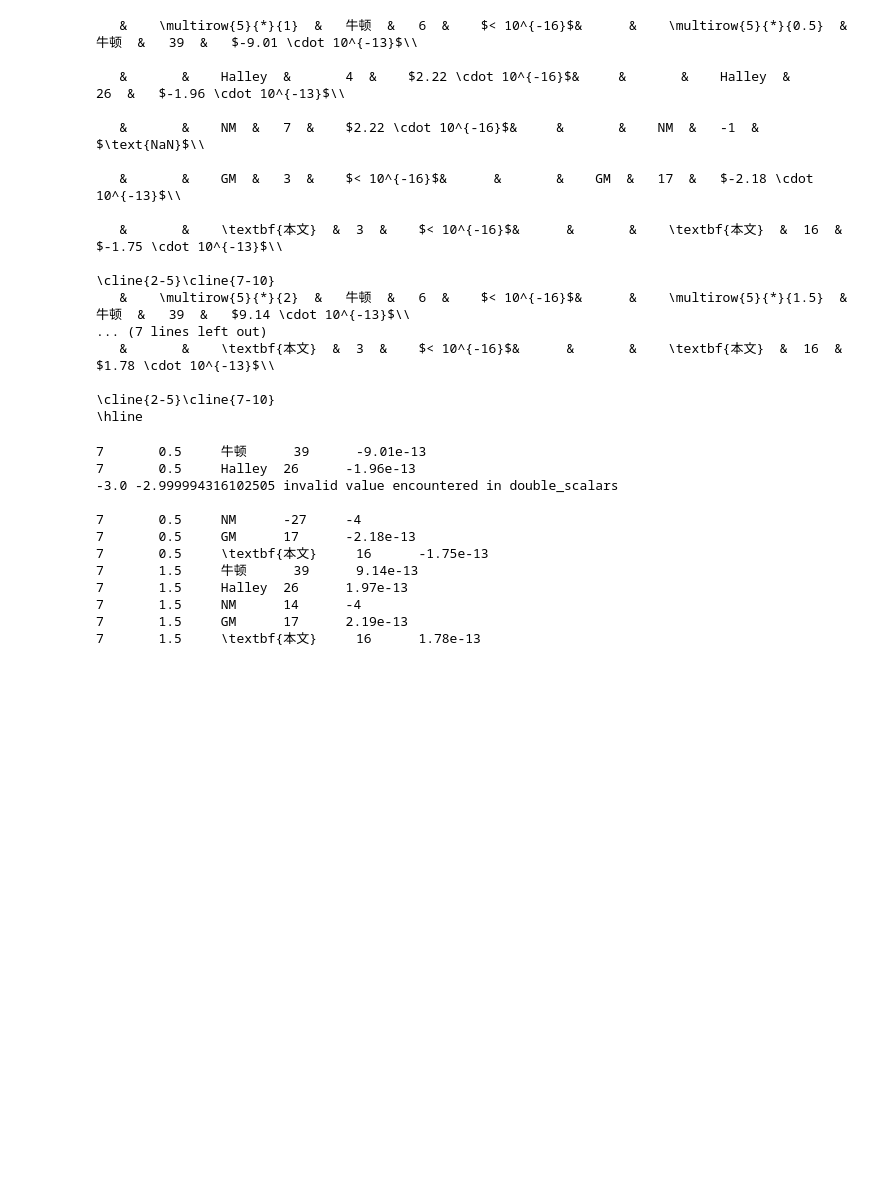
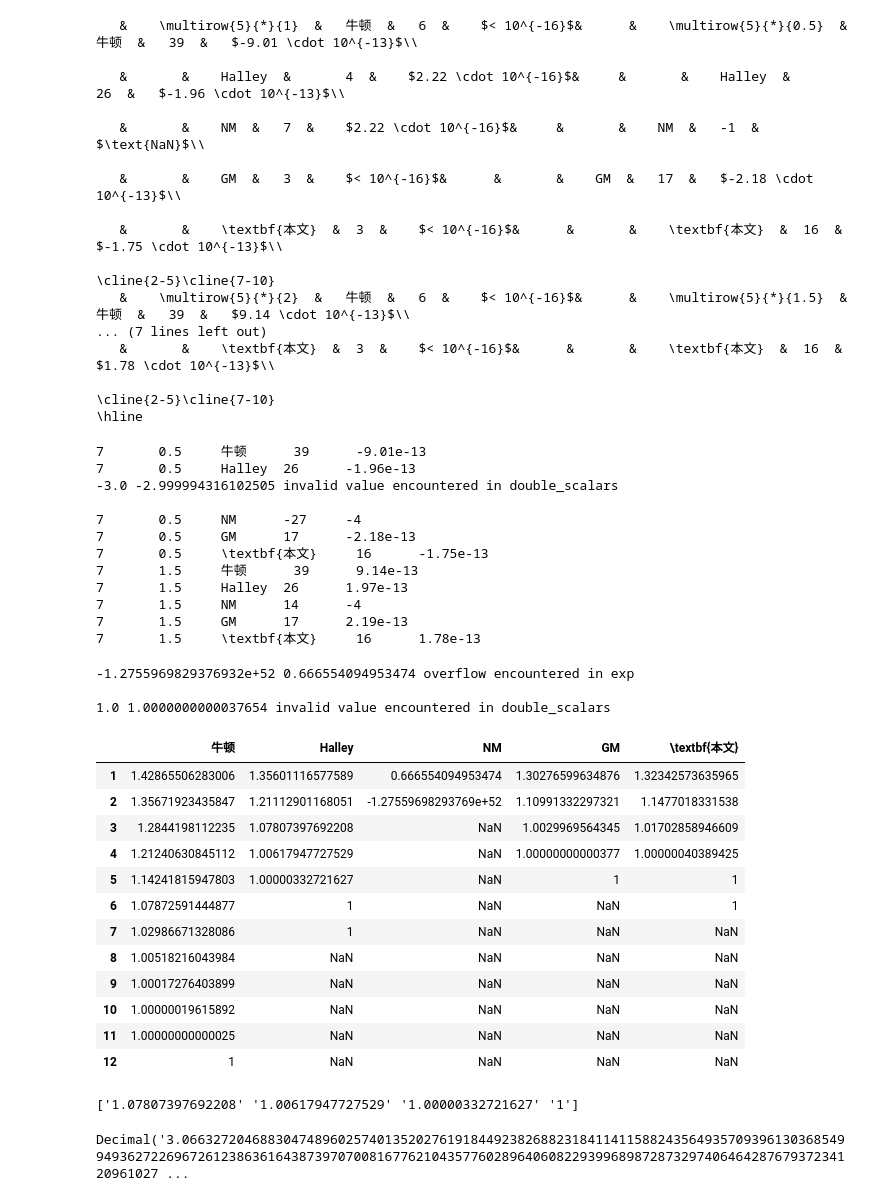
Before and after one commit to zejia-lin/numerical-analysis-homework, a Jupyter notebook: code/draw.ipynb, the cells around one changed output. Saved outputs shown, nothing was run; the diff lists cells and outputs as text; code cells hidden in the pictures; blank space fills up the shorter version.

```diff
--- a/code/draw.ipynb
+++ b/code/draw.ipynb
@@ -133,15 +134,17 @@ name_map = {
 
 
 def coc(x0, x1, x2, x3):
-    x0 = np.float128(x0)
-    x1 = np.float128(x1)
-    x2 = np.float128(x2)
-    x3 = np.float128(x3)
-    return np.log((x3 - x2) / (x2 - x1)) / np.log((x2 - x1) / (x1 - x0))
+    x0 = Decimal(x0)
+    x1 = Decimal(x1)
+    x2 = Decimal(x2)
+    x3 = Decimal(x3)
+    return (abs((x3 - x2) / (x2 - x1))).ln() / (abs((x2 - x1) / (x1 - x0))).ln()
+    # return np.log((x3 - x2) / (x2 - x1)) / np.log((x2 - x1) / (x1 - x0))
 
 
 def compute(f, fd1, fd2, x, callback, root, tol, maxiter=100):
     x0, x1, x2, x3 = x, x, x, x
+    records = []
     for i in range(1, maxiter):
         try:
             tmp = x3
@@ -149,12 +152,13 @@ def compute(f, fd1, fd2, x, callback, root, tol, maxiter=100):
             x0 = x1
             x1 = x2
             x2 = tmp
+            records.append(x3)
             if abs(x3 - x2) + abs(f(x3)) < tol:
-                return i, (x0, x1, x2, x3)
+                return i, (x0, x1, x2, x3), records
         except FloatingPointError as e:
             print(x3, x2, e, '\n')
-            return -i, (x0, x1, x2, x3)
-    return -1, (x0, x1, x2, x3)
+            return -i, (x0, x1, x2, x3), records
+    return -1, (x0, x1, x2, x3), records
 # %%
 mdl = np
 np.seterr('ignore')
@@ -241,3 +245,42 @@ for i in [7]:
 7       1.5     NM      14      -4
 7       1.5     GM      17      2.19e-13
 7       1.5     \textbf{本文}     16      1.78e-13
+# %%
+demo_df = pd.DataFrame()
+for i in [6]:
+    for inix in [1.5]:
+        for method in [newton, halley, neta, grau, linz]:
+            iters, xs, records = compute(funcs[i], func_d1[i], func_d2[i], inix, method, roots[i], 1e-12, 1000)
+            err = "{:.3g}".format(xs[3] - roots[i])
+            # print(i, inix, name_map[method.__name__], iters, err, sep='\t')
+            # print(records)
+            demo_df[name_map[method.__name__]] = pd.DataFrame(["{:.15g}".format(i) for i in records])
+
+demo_df.index += 1
+# print(demo_df.to_latex())
+demo_df
+# %% [output]
+-1.2755969829376932e+52 0.666554094953474 overflow encountered in exp
+
+1.0 1.0000000000037654 invalid value encountered in double_scalars
+|  | 牛顿 | Halley | NM | GM | \textbf{本文} |
+| 1 | 1.42865506283006 | 1.35601116577589 | 0.666554094953474 | 1.30276599634876 | 1.32342573635965 |
+| 2 | 1.35671923435847 | 1.21112901168051 | -1.27559698293769e+52 | 1.10991332297321 | 1.1477018331538 |
+| 3 | 1.2844198112235 | 1.07807397692208 | NaN | 1.0029969564345 | 1.01702858946609 |
+| 4 | 1.21240630845112 | 1.00617947727529 | NaN | 1.00000000000377 | 1.00000040389425 |
+| 5 | 1.14241815947803 | 1.00000332721627 | NaN | 1 | 1 |
+| 6 | 1.07872591444877 | 1 | NaN | NaN | 1 |
+| 7 | 1.02986671328086 | 1 | NaN | NaN | NaN |
+| 8 | 1.00518216043984 | NaN | NaN | NaN | NaN |
+| 9 | 1.00017276403899 | NaN | NaN | NaN | NaN |
+| 10 | 1.00000019615892 | NaN | NaN | NaN | NaN |
+| 11 | 1.00000000000025 | NaN | NaN | NaN | NaN |
+| 12 | 1 | NaN | NaN | NaN | NaN |
+# %%
+ed = 6
+xs = demo_df[demo_df.columns[1]][ed-4:ed].to_numpy()
+print(xs)
+coc(*xs)
+# %% [output]
+['1.07807397692208' '1.00617947727529' '1.00000332721627' '1']
+Decimal('3.066327204688304748960257401352027619184492382688231841141158824356493570939613036854994936272269672612386361643873970700816776210435776028964060822939968987287329740646428767937234120961027 ...
```
Also changed, not shown: parts of 1 cell of this notebook, 5 other files.
